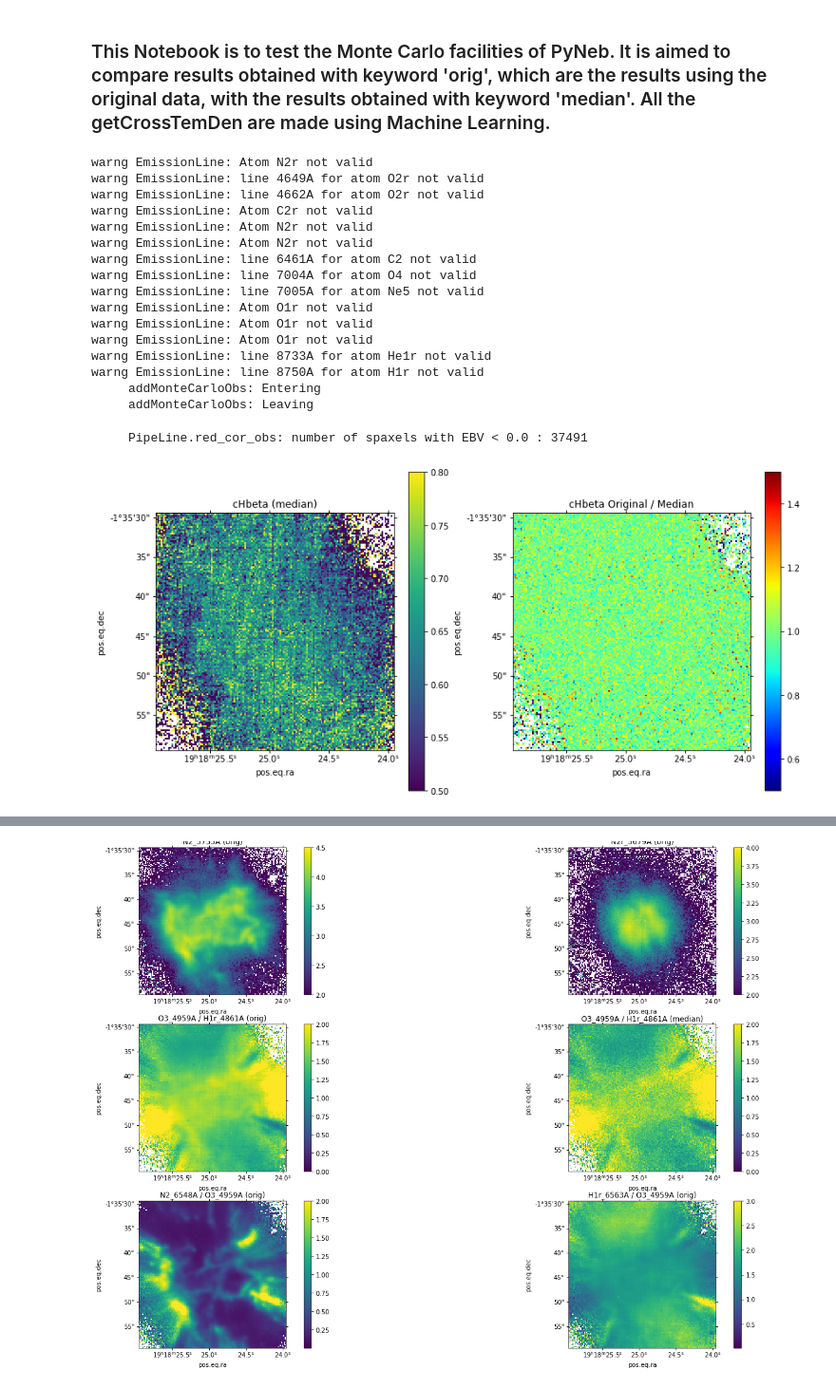
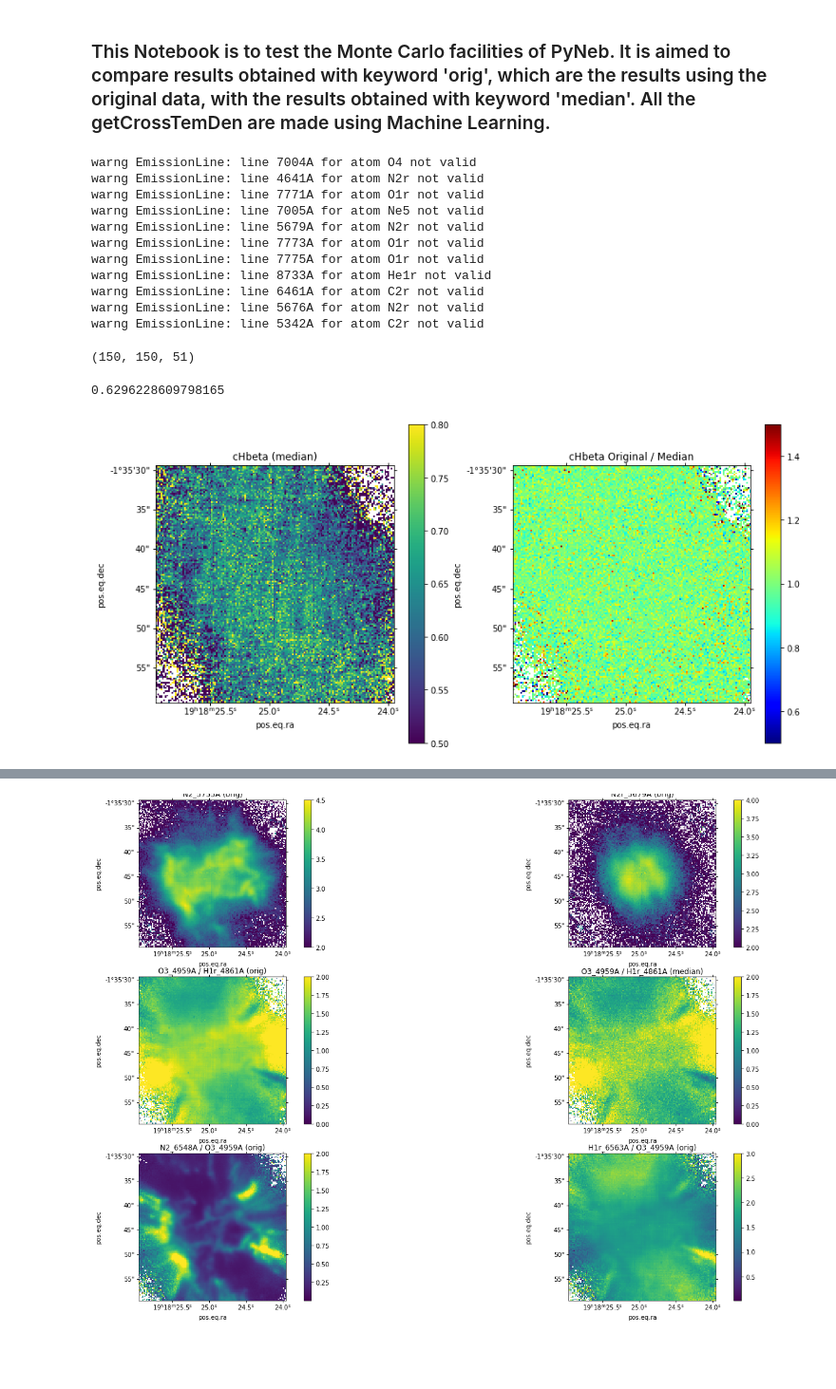
Before and after one commit to Morisset/MUSE_PNe, a Jupyter notebook: pipelineMC.ipynb, the cells around one changed output, grey strips where cells are left out. Shown at 95% size. Saved outputs shown, nothing was run; the diff lists cells and outputs as text; code cells hidden in the pictures; blank space fills up the shorter version.

```diff
--- a/pipelineMC.ipynb
+++ b/pipelineMC.ipynb
@@ -8,38 +8,40 @@ import pyneb as pn
 %load_ext autoreload
 %aimport pipeline
 %autoreload 1
+# %%
+pn.log_.level = 2
+data_dir='/Users/jogarcia/Dropbox/MUSE_data/hektor_fits/ngc6778_maps/ngc6778_long_maps/'
+image_dir=data_dir+'/linemaps/'
+image_name='ngc6778_MUSE_'
+PL = pipeline.PipeLine(data_dir = '/Users/christophemorisset/DATA/MUSE_Jorge/hektor_fits/ngc6778_maps/ngc6778_long_maps',
+                       name = 'ngc6778_MUSE_*.fits', error_str='error')
+PL.add_MC(50)
+PL.obs.data_shape
+# %% [output]
+warng EmissionLine: line 7004A for atom O4 not valid
+warng EmissionLine: line 4641A for atom N2r not valid
+warng EmissionLine: line 7771A for atom O1r not valid
+warng EmissionLine: line 7005A for atom Ne5 not valid
+warng EmissionLine: line 5679A for atom N2r not valid
+warng EmissionLine: line 7773A for atom O1r not valid
+warng EmissionLine: line 7775A for atom O1r not valid
+warng EmissionLine: line 8733A for atom He1r not valid
+warng EmissionLine: line 6461A for atom C2r not valid
+warng EmissionLine: line 5676A for atom N2r not valid
+warng EmissionLine: line 5342A for atom C2r not valid
+(150, 150, 51)
+# %%
+PL.obs.def_EBV()
+np.nanmedian(PL.obs.extinction.cHbeta)
+# %% [output]
+0.6296228609798165
 # %%
-pn.log_.level = 3
-data_dir='/Users/jogarcia/Dropbox/MUSE_data/hektor_fits/ngc6778_maps/ngc6778_long_maps/'
-image_dir=data_dir+'/linemaps/'
-image_name='ngc6778_MUSE_'
-PL = pipeline.PipeLine(data_dir=data_dir,
-                       name = image_name,
-                       error_str='_error')
-PL.add_MC(50)
-f, (ax1, ax2) = plt.subplots(1, 2, figsize=(14, 7), subplot_kw={'projection': PL.wcs})
+f, (ax1, ax2) = plt.subplots(1, 2, figsize=(14, 7), subplot_kw={'projection': PL.obs.wcs})
 PL.red_cor_obs(EBV_min = 0., plot_=True, ax=ax1, vmin=0.5, vmax=.8, title='cHbeta (median)',
         label_cut=('H1r_6563A', 'H1r_4861A'), SN_cut=2.5)
 image = PL.get_image(PL.obs.extinction.cHbeta, type_='orig') / PL.get_image(PL.obs.extinction.cHbeta, type_='median')
 PL.plot(ax=ax2, image=image, vmin=0.5, vmax=1.5, cmap='jet', title='cHbeta Original / Median',
         label_cut=('H1r_6563A', 'H1r_4861A'), SN_cut=2.5)
 # %% [output]
-warng EmissionLine: Atom N2r not valid
-warng EmissionLine: line 4649A for atom O2r not valid
-warng EmissionLine: line 4662A for atom O2r not valid
-warng EmissionLine: Atom C2r not valid
-warng EmissionLine: Atom N2r not valid
-warng EmissionLine: Atom N2r not valid
-warng EmissionLine: line 6461A for atom C2 not valid
-warng EmissionLine: line 7004A for atom O4 not valid
-warng EmissionLine: line 7005A for atom Ne5 not valid
-warng EmissionLine: Atom O1r not valid
-warng EmissionLine: Atom O1r not valid
-warng EmissionLine: Atom O1r not valid
-warng EmissionLine: line 8733A for atom He1r not valid
-warng EmissionLine: line 8750A for atom H1r not valid
-     addMonteCarloObs: Entering
-     addMonteCarloObs: Leaving
-     PipeLine.red_cor_obs: number of spaxels with EBV < 0.0 : 37491
-[figure, old version]
+[figure, new version]
 # %%
```
Also changed, not shown: parts of 9 cells of this notebook, 1 other file.
